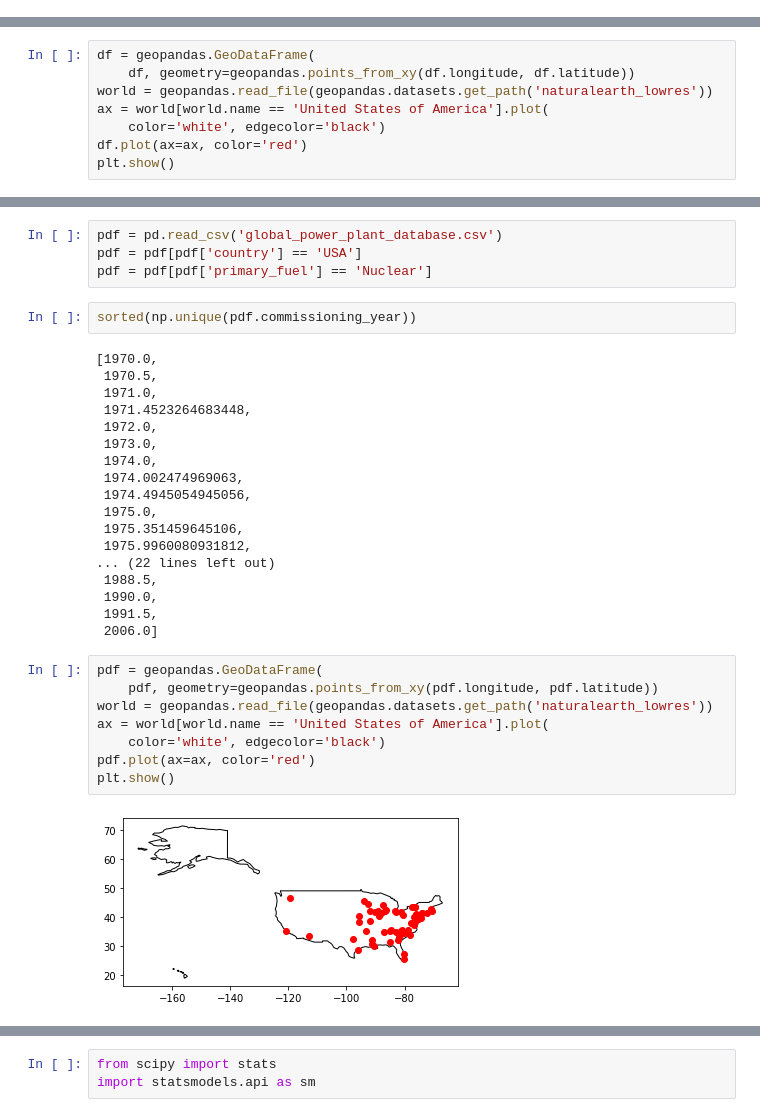
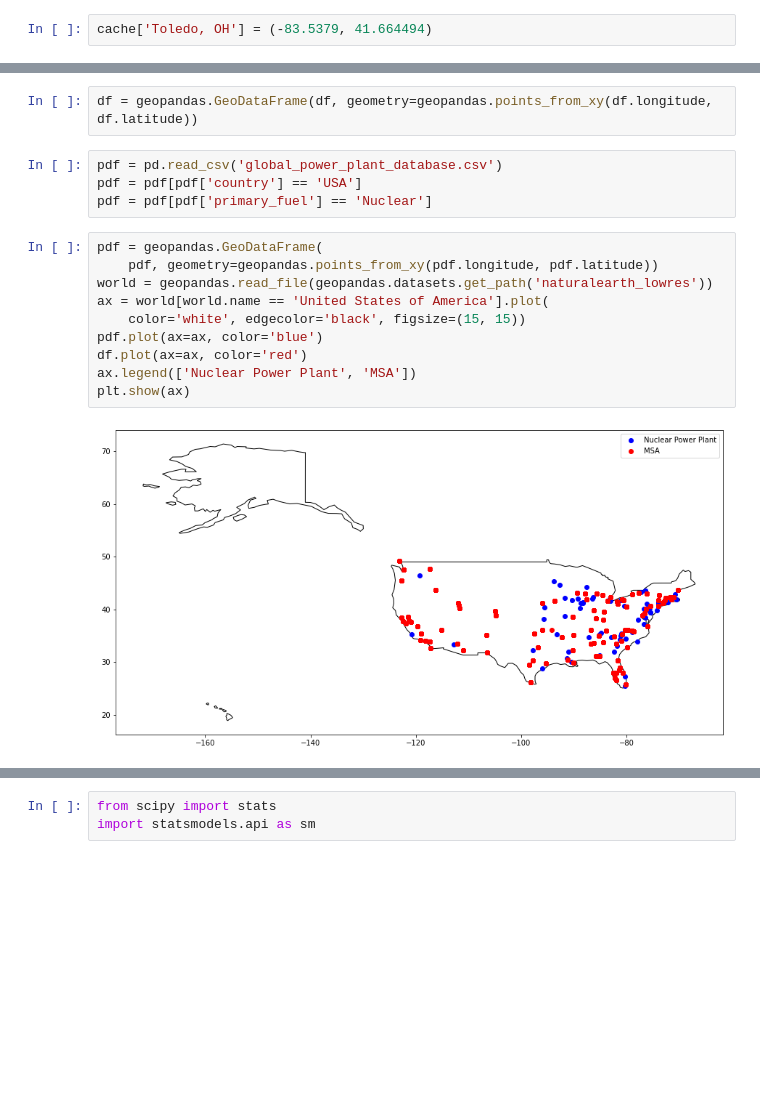
Before and after one commit to thedavekwon/SS340-Cause-and-Effect, a Jupyter notebook: SS340_Final.ipynb, the cells around one changed output, grey strips where cells are left out. Drawn from its saved outputs; the diff is of its cells as text; blank space fills up the shorter version.

Commit message:
plant based fe

```diff
--- a/SS340_Final.ipynb
+++ b/SS340_Final.ipynb
@@ -27,3 +42,5 @@ cache
+# %%
+cache['Toledo, OH'] = (-83.5379, 41.664494)
 # %%
 import time
 from geopy.geocoders import Nominatim
@@ -88,8 +97,0 @@ df
-# %%
-df = geopandas.GeoDataFrame(
-    df, geometry=geopandas.points_from_xy(df.longitude, df.latitude))
-world = geopandas.read_file(geopandas.datasets.get_path('naturalearth_lowres'))
-ax = world[world.name == 'United States of America'].plot(
-    color='white', edgecolor='black')
-df.plot(ax=ax, color='red')
-plt.show()
@@ -98,37 +98,21 @@ plt.show()
+# %%
+df = geopandas.GeoDataFrame(df, geometry=geopandas.points_from_xy(df.longitude, df.latitude))
 # %%
 pdf = pd.read_csv('global_power_plant_database.csv')
 pdf = pdf[pdf['country'] == 'USA']
 pdf = pdf[pdf['primary_fuel'] == 'Nuclear']
-# %%
-sorted(np.unique(pdf.commissioning_year))
-# %% [output]
-[1970.0,
- 1970.5,
- 1971.0,
- 1971.4523264683448,
- 1972.0,
- 1973.0,
- 1974.0,
- 1974.002474969063,
- 1974.4945054945056,
- 1975.0,
- 1975.351459645106,
- 1975.9960080931812,
-... (22 lines left out)
- 1988.5,
- 1990.0,
- 1991.5,
- 2006.0]
 # %%
 pdf = geopandas.GeoDataFrame(
     pdf, geometry=geopandas.points_from_xy(pdf.longitude, pdf.latitude))
 world = geopandas.read_file(geopandas.datasets.get_path('naturalearth_lowres'))
 ax = world[world.name == 'United States of America'].plot(
-    color='white', edgecolor='black')
-pdf.plot(ax=ax, color='red')
-plt.show()
+    color='white', edgecolor='black', figsize=(15, 15))
+pdf.plot(ax=ax, color='blue')
+df.plot(ax=ax, color='red')
+ax.legend(['Nuclear Power Plant', 'MSA'])
+plt.show(ax)
 # %% [output]
-[figure, old version]
+[figure, new version]
 # %%
 # distance to closet nuclear power plant
 from geopy.distance import distance, lonlat
```
Also changed, not shown: parts of 17 cells of this notebook, 3 other files.
